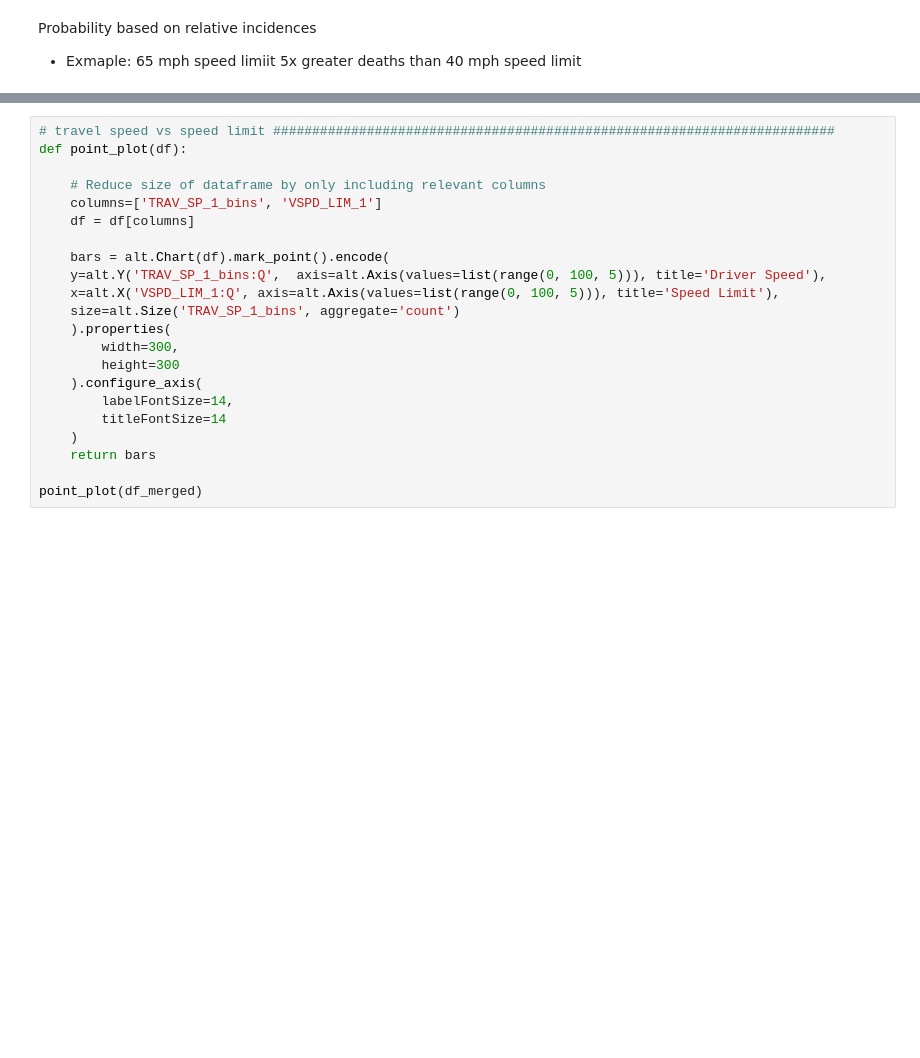
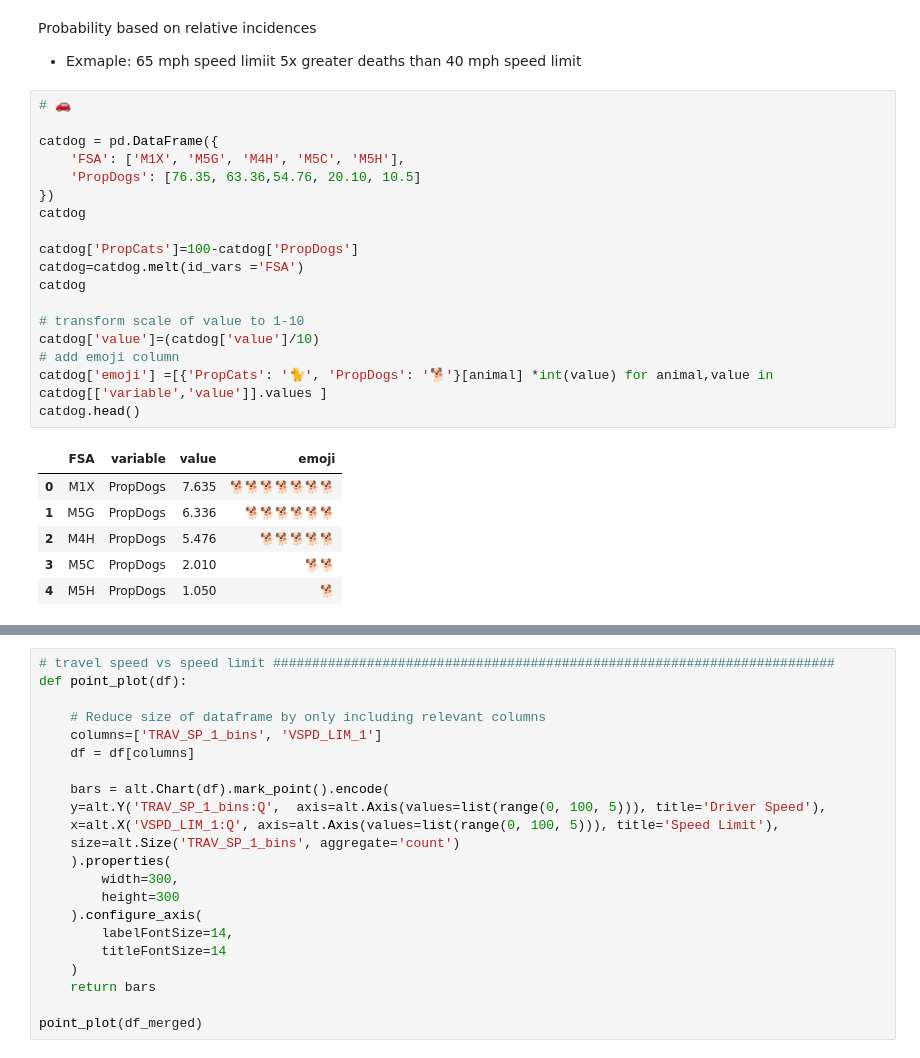
Before and after one commit to madsRat/vehicle_accidents, a Jupyter notebook: vehicle_accident_v1p0.ipynb, the cells around one changed output, grey strips where cells are left out. Saved outputs shown, nothing was run; the diff lists cells and outputs as text; blank space fills up the shorter version.

```diff
--- a/vehicle_accident_v1p0.ipynb
+++ b/vehicle_accident_v1p0.ipynb
@@ -105,3 +100,28 @@ Used Indicators:
 # %% [markdown]
 Probability based on relative incidences
 - Exmaple: 65 mph speed limiit 5x greater deaths than 40 mph speed limit
+# %%
+# 🚗
+
+catdog = pd.DataFrame({
+    'FSA': ['M1X', 'M5G', 'M4H', 'M5C', 'M5H'],
+    'PropDogs': [76.35, 63.36,54.76, 20.10, 10.5]
+})
+catdog
+
+catdog['PropCats']=100-catdog['PropDogs']
+catdog=catdog.melt(id_vars ='FSA')
+catdog
+
+# transform scale of value to 1-10
+catdog['value']=(catdog['value']/10)
+# add emoji column
+catdog['emoji'] =[{'PropCats': '🐈', 'PropDogs': '🐕'}[animal] *int(value) for animal,value in catdog[['variable','value']].values ]
+catdog.head()
+# %% [output]
+|  | FSA | variable | value | emoji |
+| 0 | M1X | PropDogs | 7.635 | 🐕🐕🐕🐕🐕🐕🐕 |
+| 1 | M5G | PropDogs | 6.336 | 🐕🐕🐕🐕🐕🐕 |
+| 2 | M4H | PropDogs | 5.476 | 🐕🐕🐕🐕🐕 |
+| 3 | M5C | PropDogs | 2.010 | 🐕🐕 |
+| 4 | M5H | PropDogs | 1.050 | 🐕 |
```
Also changed, not shown: parts of 22 cells of this notebook.
